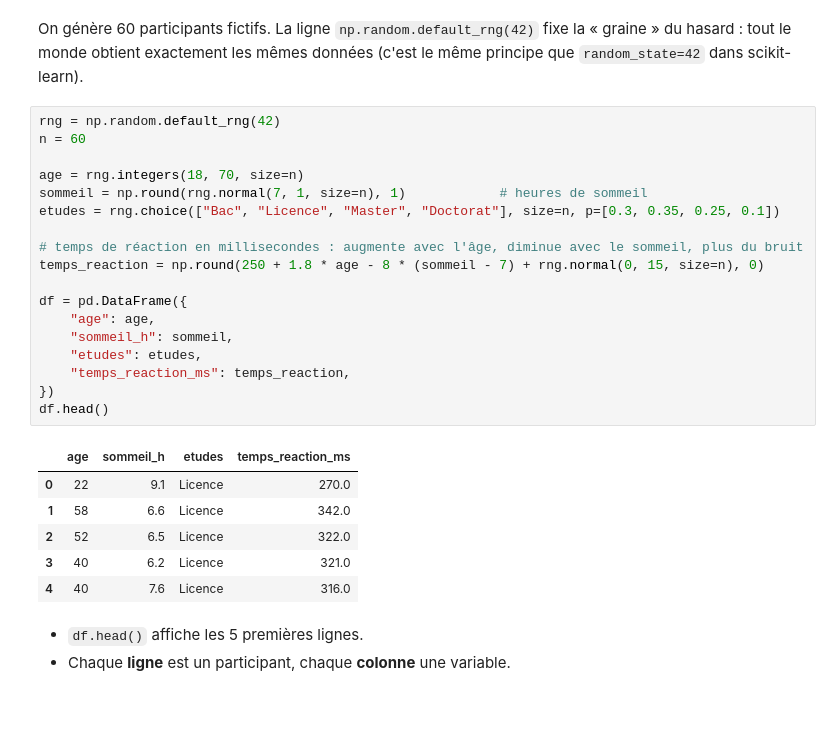
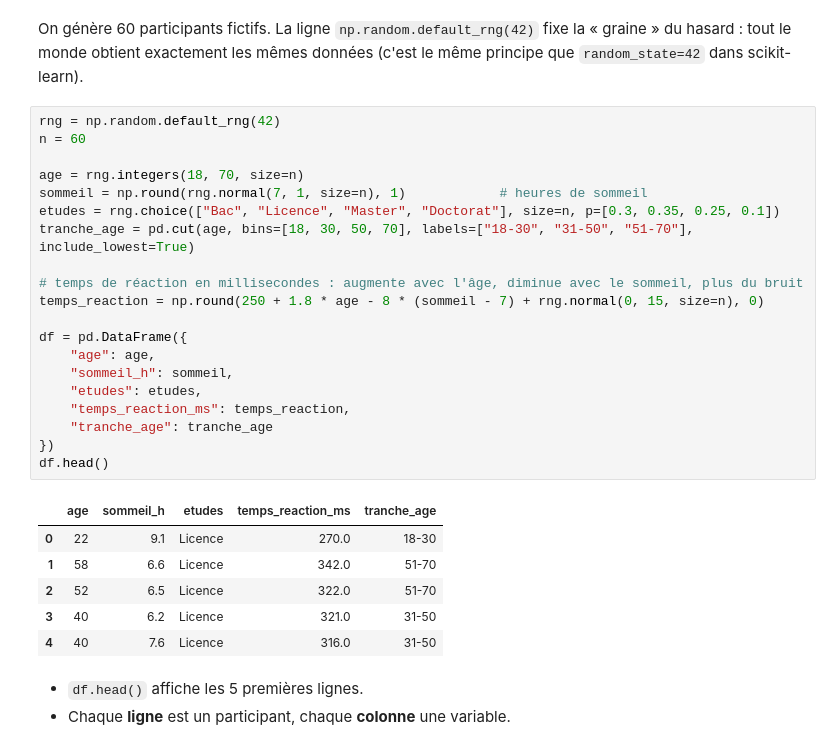
Before and after one commit to Lucfunazzi/machine-learning-projets, a Jupyter notebook: 00_prise_en_main.ipynb, the cells around one changed output. Drawn from its saved outputs; the diff is of its cells as text; blank space fills up the shorter version.

```diff
--- a/00_prise_en_main.ipynb
+++ b/00_prise_en_main.ipynb
@@ -28,28 +28,30 @@ On génère 60 participants fictifs. La ligne `np.random.default_rng(42)` fixe l
 # %%
 rng = np.random.default_rng(42)
 n = 60
 
 age = rng.integers(18, 70, size=n)
 sommeil = np.round(rng.normal(7, 1, size=n), 1)            # heures de sommeil
 etudes = rng.choice(["Bac", "Licence", "Master", "Doctorat"], size=n, p=[0.3, 0.35, 0.25, 0.1])
+tranche_age = pd.cut(age, bins=[18, 30, 50, 70], labels=["18-30", "31-50", "51-70"], include_lowest=True)
 
 # temps de réaction en millisecondes : augmente avec l'âge, diminue avec le sommeil, plus du bruit
 temps_reaction = np.round(250 + 1.8 * age - 8 * (sommeil - 7) + rng.normal(0, 15, size=n), 0)
 
 df = pd.DataFrame({
     "age": age,
     "sommeil_h": sommeil,
     "etudes": etudes,
     "temps_reaction_ms": temps_reaction,
+    "tranche_age": tranche_age
 })
 df.head()
 # %% [output]
-|  | age | sommeil_h | etudes | temps_reaction_ms |
-| 0 | 22 | 9.1 | Licence | 270.0 |
-| 1 | 58 | 6.6 | Licence | 342.0 |
-| 2 | 52 | 6.5 | Licence | 322.0 |
-| 3 | 40 | 6.2 | Licence | 321.0 |
-| 4 | 40 | 7.6 | Licence | 316.0 |
+|  | age | sommeil_h | etudes | temps_reaction_ms | tranche_age |
+| 0 | 22 | 9.1 | Licence | 270.0 | 18-30 |
+| 1 | 58 | 6.6 | Licence | 342.0 | 51-70 |
+| 2 | 52 | 6.5 | Licence | 322.0 | 51-70 |
+| 3 | 40 | 6.2 | Licence | 321.0 | 31-50 |
+| 4 | 40 | 7.6 | Licence | 316.0 | 31-50 |
 # %% [markdown]
 - `df.head()` affiche les 5 premières lignes.
 - Chaque **ligne** est un participant, chaque **colonne** une variable.
```
Also changed, not shown: parts of 2 cells of this notebook.
